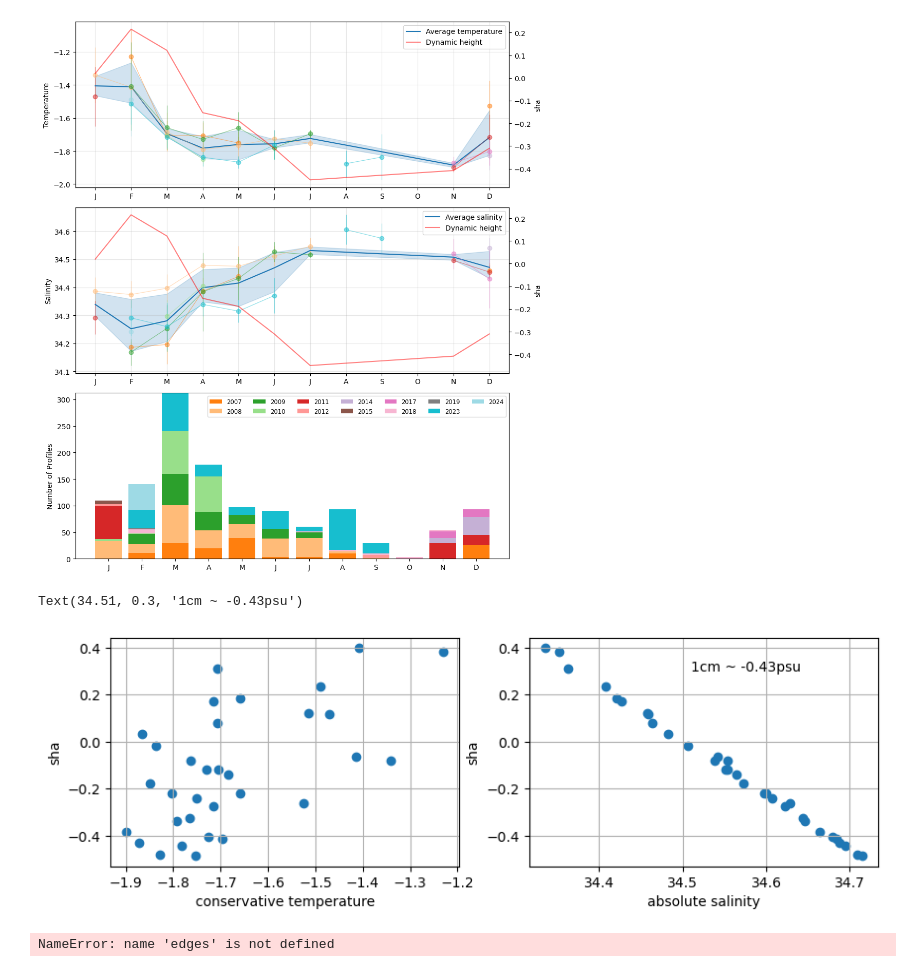
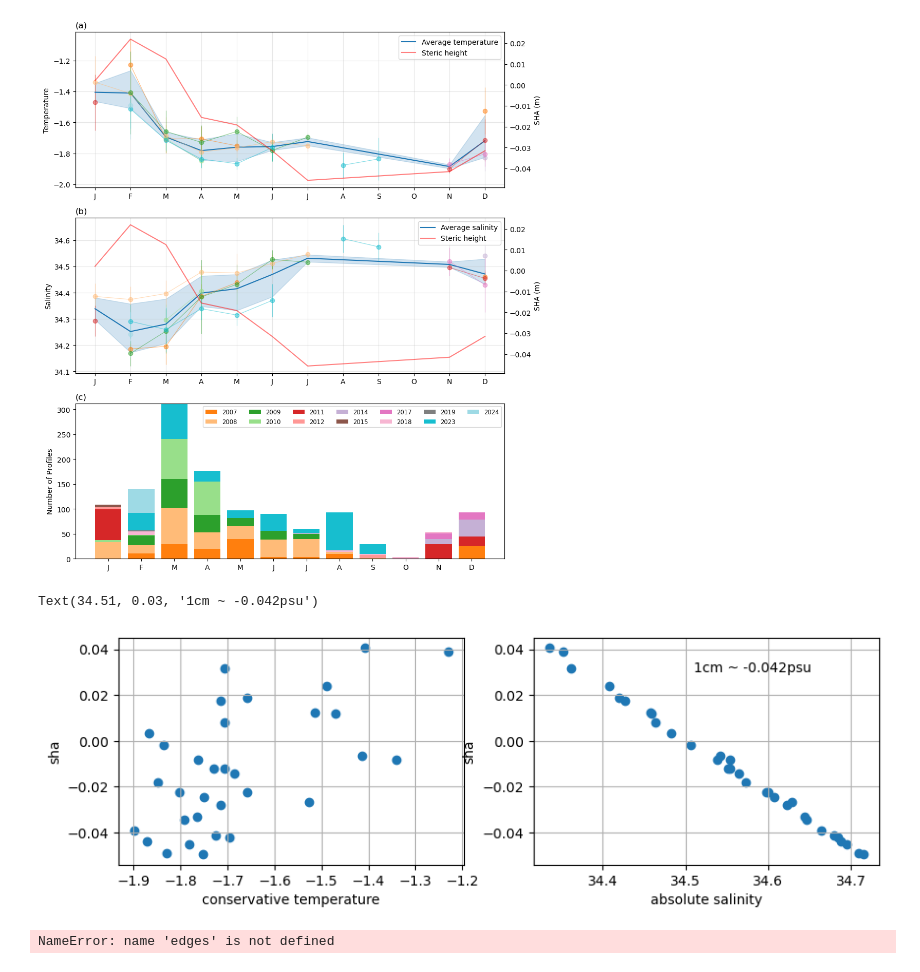
Before and after one commit to eejco/thesis_c3, a Jupyter notebook: c3_natural_variability.ipynb, the cells around one changed output. Drawn from its saved outputs; the diff is of its cells as text; code cells hidden in the pictures.

```diff
--- a/c3_natural_variability.ipynb
+++ b/c3_natural_variability.ipynb
@@ -55,15 +55,16 @@ max_depth = ds_shelf.pres.where(~np.isnan(ds_shelf.temp)).max(dim="pres")
 ds_z = ds_shelf.where(max_depth > zz,drop=True).sel(pres=slice(0,zz))
 # %%
 p2d = ds_z.pres.broadcast_like(ds_z.asal)#np.broadcast_to(ds_z.pres.values, ds_z.asal.shape)
-dyh = gsw.geo_strf_dyn_height(ds_z.asal,ds_z.ctemp,p2d,300,axis=1)##gph(ds_z.rho)
-sth = gsw.geo_strf_steric_height(ds_z.asal,ds_z.ctemp,p2d,300,axis=1)##gph(ds_z.rho)
+dyh = gsw.geo_strf_dyn_height(ds_z.asal,ds_z.ctemp,p2d,300,axis=1) / 9.82##gph(ds_z.rho)
+sth = gsw.geo_strf_steric_height(ds_z.asal,ds_z.ctemp,p2d,300,axis=1) / 9.82##gph(ds_z.rho)
 # %%
 meangph = xr.load_dataarray('meangph.nc')
 # %%
 ds_z['dynh'] = xr.DataArray(dyh,coords={'time':ds_z.time,'pres':ds_z.pres})
 ds_z['sth'] = xr.DataArray(sth,coords={'time':ds_z.time,'pres':ds_z.pres})
 # %%
-ds_z['sha'] = ds_z.dynh.max(dim='pres') - meangph.mean()
+sha_label = 'SHA (m)'
+ds_z[sha_label] = ds_z.dynh.max(dim='pres') - meangph.mean()
 # %%
 n_min = 10
 
@@ -158,43 +159,47 @@ sns.lineplot(
 )
 sns.lineplot(
     data=df,
-    x="month", y="sha", errorbar=None, ax=ax.twinx(), color='r', alpha=0.5,
+    x="month", y=sha_label, errorbar=None, ax=ax.twinx(), color='r', alpha=0.5,
 )
 
 
 sns.lineplot(
     data=df,
     x="month", y="psal", errorbar=("pi",90), ax=cx
 )
 sns.lineplot(
     data=df,
-    x="month", y="sha", errorbar=None, ax=cx.twinx(), color='r', alpha=0.5,
+    x="month", y=sha_label, errorbar=None, ax=cx.twinx(), color='r', alpha=0.5,
 )
 
 legend_elements = [Line2D([0],[0],label='Average temperature'),
-                   Line2D([0],[0],color='r',alpha=0.5,label='Dynamic height')]
+                   Line2D([0],[0],color='r',alpha=0.5,label='Steric height')]
 ax.grid(alpha=0.3)
 ax.set_xticks(np.arange(1,13),labels=month_labels)
 ax.set_ylabel('Temperature')
 ax.set_xlabel(None)
 ax.legend(handles=legend_elements)
 
 legend_elements = [Line2D([0],[0],label='Average salinity'),
-                   Line2D([0],[0],color='r',alpha=0.5,label='Dynamic height')]
+                   Line2D([0],[0],color='r',alpha=0.5,label='Steric height')]
 cx.grid(alpha=0.3)
 cx.set_xticks(np.arange(1,13),labels=month_labels)
 cx.set_ylabel('Salinity')
 cx.set_xlabel(None)
 cx.legend(handles=legend_elements)
 
+ax.set_title('(a)',loc='left')
+cx.set_title('(b)',loc='left')
+bx.set_title('(c)',loc='left')
+
 plt.tight_layout()
 # %% [output]
-[figure, old version]
+[figure, new version]
 # %%
 fig, ax = plt.subplots(1,2,figsize=(10,3))
 
-ax[0].scatter(df.ctemp,df.sha)
-ax[1].scatter(df.asal,df.sha)
+ax[0].scatter(df.ctemp,df[sha_label])
+ax[1].scatter(df.asal,df[sha_label])
 
 ax[0].set_ylabel('sha')
 ax[0].grid()
@@ -204,11 +209,11 @@ ax[1].set_ylabel('sha')
 ax[1].grid()
 ax[1].set_xlabel('absolute salinity')
 
-s,i = np.polyfit(mon_mean.sha, mon_mean.asal, 1)
-ax[1].text(34.51,0.3,'1cm ~ {}psu'.format(np.round(s,2)))
+s,i = np.polyfit(mon_mean[sha_label], mon_mean.asal, 1)
+ax[1].text(34.51,0.03,'1cm ~ {}psu'.format(np.round(s,2)/100))
 # %% [output]
-Text(34.51, 0.3, '1cm ~ -0.43psu')
+Text(34.51, 0.03, '1cm ~ -0.042psu')
-[figure, old version]
+[figure, new version]
 # %%
 mon_mean = ds_shelf.resample({'time':'MS'}).mean()
 mon_std = ds_shelf.resample({'time':'MS'}).std()
```
Also changed, not shown: parts of 4 cells of this notebook, 4 other files.
